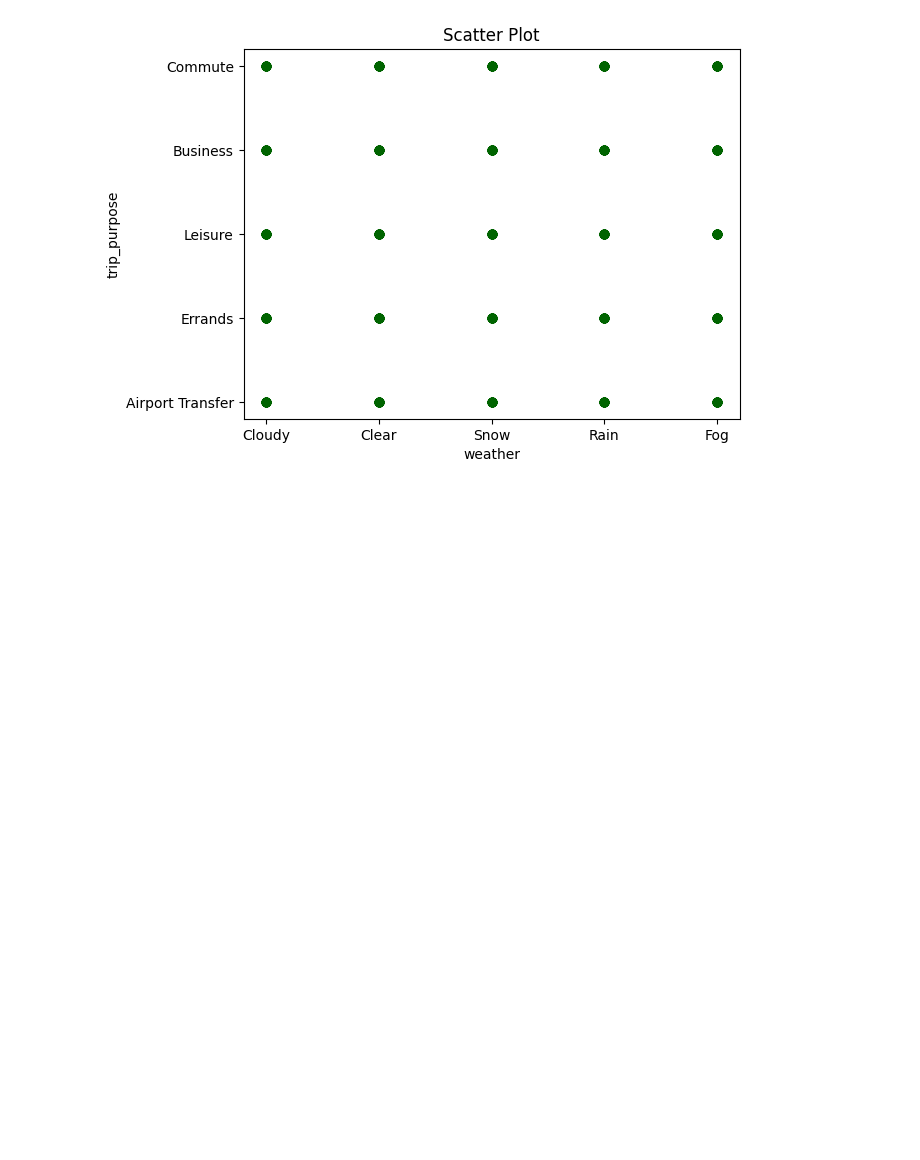
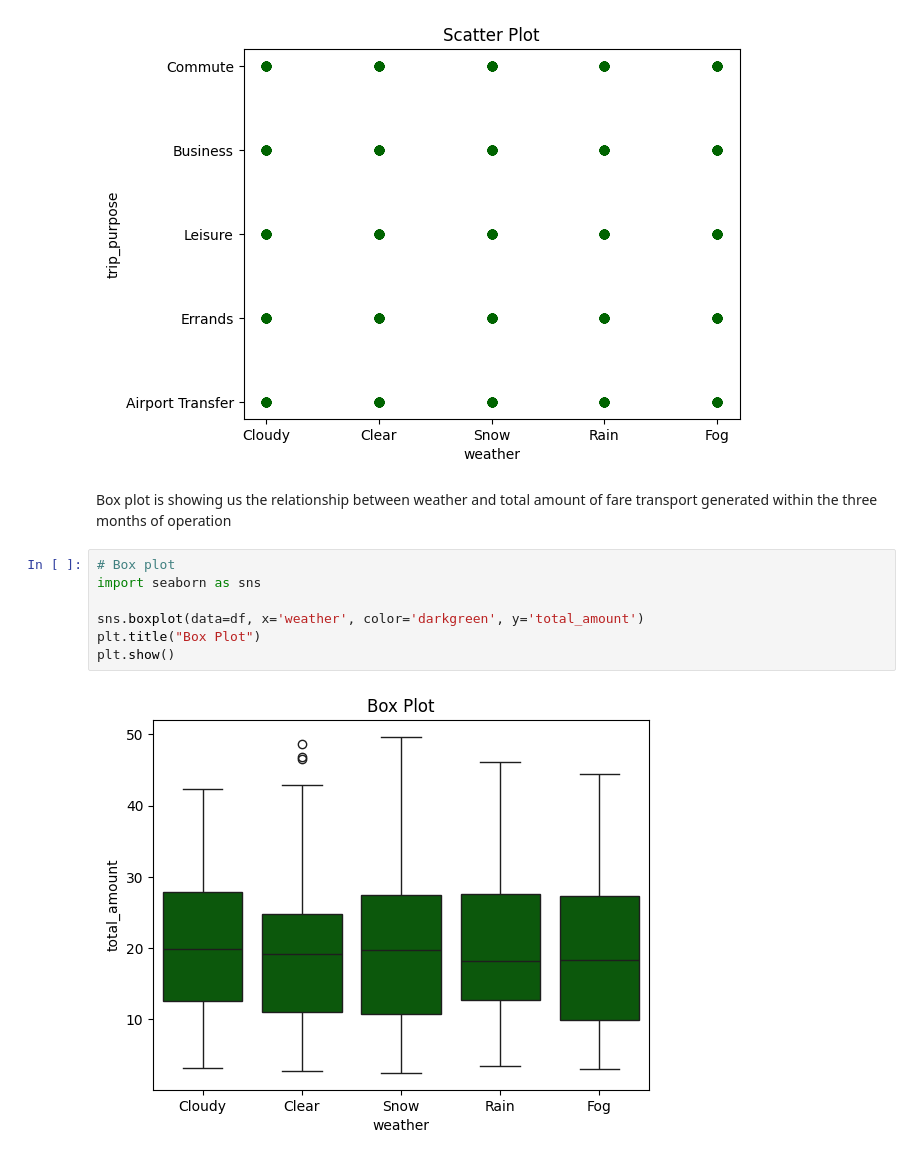
Before and after one commit to Creativeabdulmalik/Python-Project, a Jupyter notebook: capstone project.ipynb, the cells around one changed output. Drawn from its saved outputs; the diff is of its cells as text; blank space fills up the shorter version.

```diff
--- a/capstone project.ipynb
+++ b/capstone project.ipynb
@@ -216,3 +228,14 @@ plt.ylabel("trip_purpose")
 plt.show()
 # %% [output]
 [figure]
+# %% [markdown]
+Box plot is showing us the relationship between weather and total amount of fare transport generated within the three months of operation
+# %%
+# Box plot
+import seaborn as sns
+
+sns.boxplot(data=df, x='weather', color='darkgreen', y='total_amount')
+plt.title("Box Plot")
+plt.show()
+# %% [output]
+[figure, added]
```
Also changed, not shown: parts of 3 cells of this notebook.
